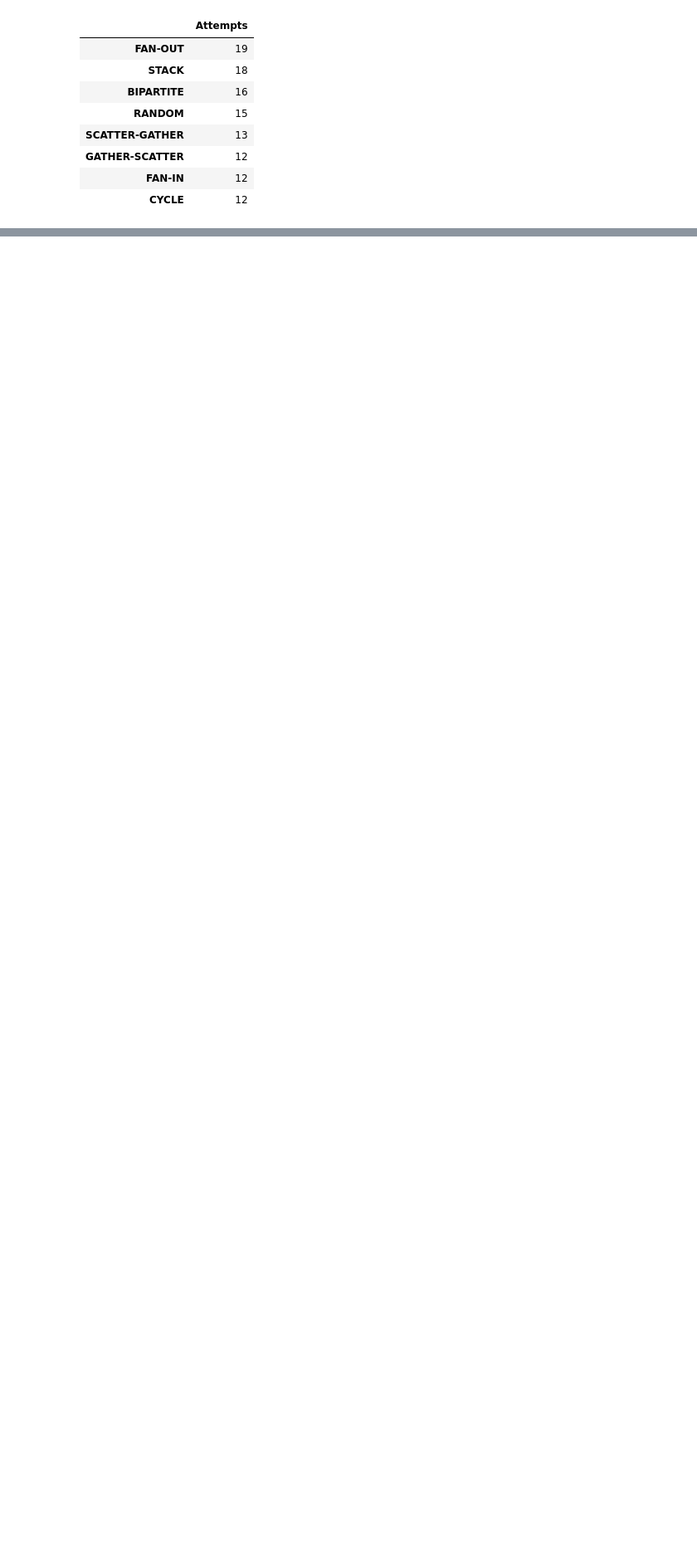
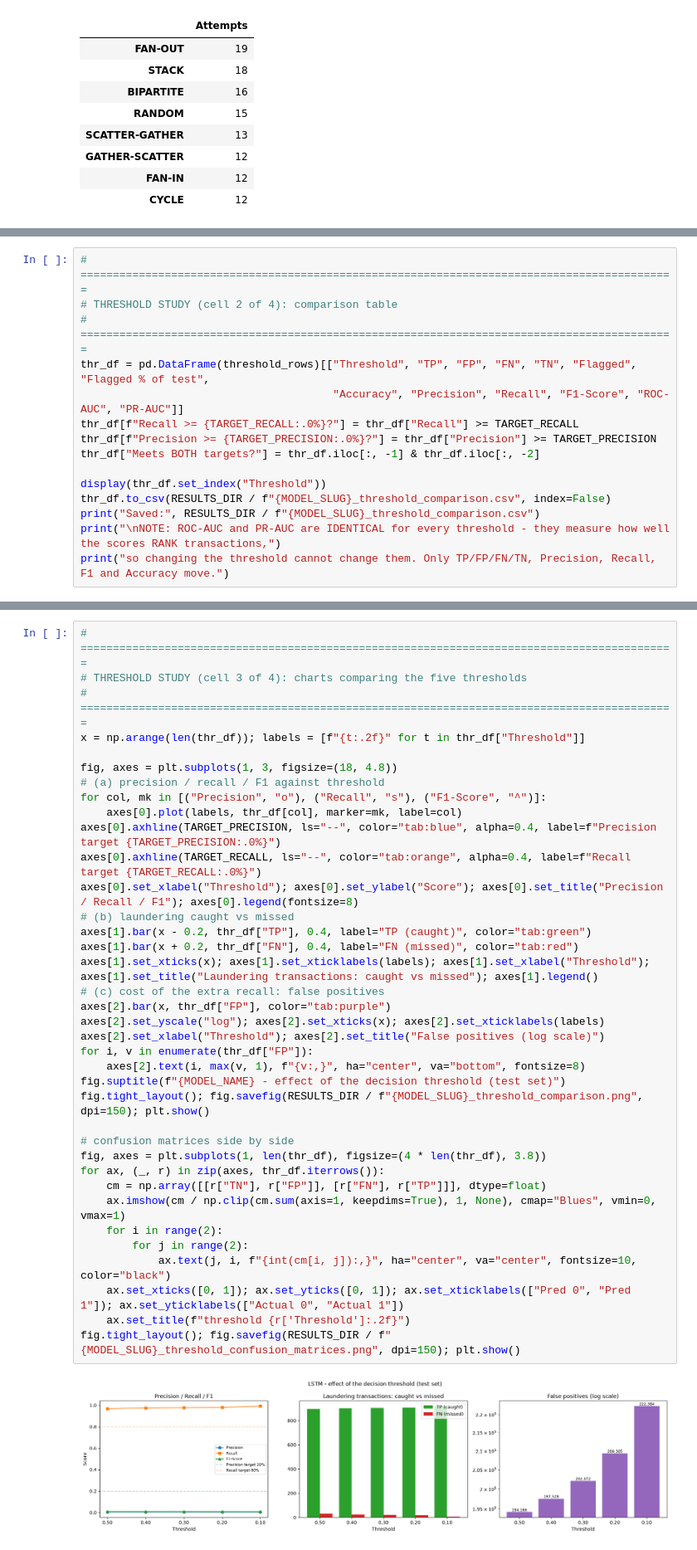
Before and after one commit to listondsouza/AML-GNN-Project, a Jupyter notebook: notebooks/12_baseline_lstm.ipynb, the cells around one changed output, grey strips where cells are left out. Shown at 83% size. Cells and saved outputs as stored; diff of their text form; blank space fills up the shorter version.

```diff
--- a/notebooks/12_baseline_lstm.ipynb
+++ b/notebooks/12_baseline_lstm.ipynb
@@ -1063,0 +1516,15 @@ Metrics saved to     : E:\AML-GNN-Project\results\lstm_metrics.csv
+# %%
+# ============================================================================================
+# THRESHOLD STUDY (cell 2 of 4): comparison table
+# ============================================================================================
+thr_df = pd.DataFrame(threshold_rows)[["Threshold", "TP", "FP", "FN", "TN", "Flagged", "Flagged % of test",
+                                       "Accuracy", "Precision", "Recall", "F1-Score", "ROC-AUC", "PR-AUC"]]
+thr_df[f"Recall >= {TARGET_RECALL:.0%}?"] = thr_df["Recall"] >= TARGET_RECALL
+thr_df[f"Precision >= {TARGET_PRECISION:.0%}?"] = thr_df["Precision"] >= TARGET_PRECISION
+thr_df["Meets BOTH targets?"] = thr_df.iloc[:, -1] & thr_df.iloc[:, -2]
+
+display(thr_df.set_index("Threshold"))
+thr_df.to_csv(RESULTS_DIR / f"{MODEL_SLUG}_threshold_comparison.csv", index=False)
+print("Saved:", RESULTS_DIR / f"{MODEL_SLUG}_threshold_comparison.csv")
+print("\nNOTE: ROC-AUC and PR-AUC are IDENTICAL for every threshold - they measure how well the scores RANK transactions,")
+print("so changing the threshold cannot change them. Only TP/FP/FN/TN, Precision, Recall, F1 and Accuracy move.")
@@ -1063,0 +1543,39 @@ Metrics saved to     : E:\AML-GNN-Project\results\lstm_metrics.csv
+# %%
+# ============================================================================================
+# THRESHOLD STUDY (cell 3 of 4): charts comparing the five thresholds
+# ============================================================================================
+x = np.arange(len(thr_df)); labels = [f"{t:.2f}" for t in thr_df["Threshold"]]
+
+fig, axes = plt.subplots(1, 3, figsize=(18, 4.8))
+# (a) precision / recall / F1 against threshold
+for col, mk in [("Precision", "o"), ("Recall", "s"), ("F1-Score", "^")]:
+    axes[0].plot(labels, thr_df[col], marker=mk, label=col)
+axes[0].axhline(TARGET_PRECISION, ls="--", color="tab:blue", alpha=0.4, label=f"Precision target {TARGET_PRECISION:.0%}")
+axes[0].axhline(TARGET_RECALL, ls="--", color="tab:orange", alpha=0.4, label=f"Recall target {TARGET_RECALL:.0%}")
+axes[0].set_xlabel("Threshold"); axes[0].set_ylabel("Score"); axes[0].set_title("Precision / Recall / F1"); axes[0].legend(fontsize=8)
+# (b) laundering caught vs missed
+axes[1].bar(x - 0.2, thr_df["TP"], 0.4, label="TP (caught)", color="tab:green")
+axes[1].bar(x + 0.2, thr_df["FN"], 0.4, label="FN (missed)", color="tab:red")
+axes[1].set_xticks(x); axes[1].set_xticklabels(labels); axes[1].set_xlabel("Threshold"); axes[1].set_title("Laundering transactions: caught vs missed"); axes[1].legend()
+# (c) cost of the extra recall: false positives
+axes[2].bar(x, thr_df["FP"], color="tab:purple")
+axes[2].set_yscale("log"); axes[2].set_xticks(x); axes[2].set_xticklabels(labels)
+axes[2].set_xlabel("Threshold"); axes[2].set_title("False positives (log scale)")
+for i, v in enumerate(thr_df["FP"]):
+    axes[2].text(i, max(v, 1), f"{v:,}", ha="center", va="bottom", fontsize=8)
+fig.suptitle(f"{MODEL_NAME} - effect of the decision threshold (test set)")
+fig.tight_layout(); fig.savefig(RESULTS_DIR / f"{MODEL_SLUG}_threshold_comparison.png", dpi=150); plt.show()
+
+# confusion matrices side by side
+fig, axes = plt.subplots(1, len(thr_df), figsize=(4 * len(thr_df), 3.8))
+for ax, (_, r) in zip(axes, thr_df.iterrows()):
+    cm = np.array([[r["TN"], r["FP"]], [r["FN"], r["TP"]]], dtype=float)
+    ax.imshow(cm / np.clip(cm.sum(axis=1, keepdims=True), 1, None), cmap="Blues", vmin=0, vmax=1)
+    for i in range(2):
+        for j in range(2):
+            ax.text(j, i, f"{int(cm[i, j]):,}", ha="center", va="center", fontsize=10, color="black")
+    ax.set_xticks([0, 1]); ax.set_yticks([0, 1]); ax.set_xticklabels(["Pred 0", "Pred 1"]); ax.set_yticklabels(["Actual 0", "Actual 1"])
+    ax.set_title(f"threshold {r['Threshold']:.2f}")
+fig.tight_layout(); fig.savefig(RESULTS_DIR / f"{MODEL_SLUG}_threshold_confusion_matrices.png", dpi=150); plt.show()
+# %% [output]
+[figure, added]
```
Also changed, not shown: parts of 20 cells of this notebook, 44 other files.
